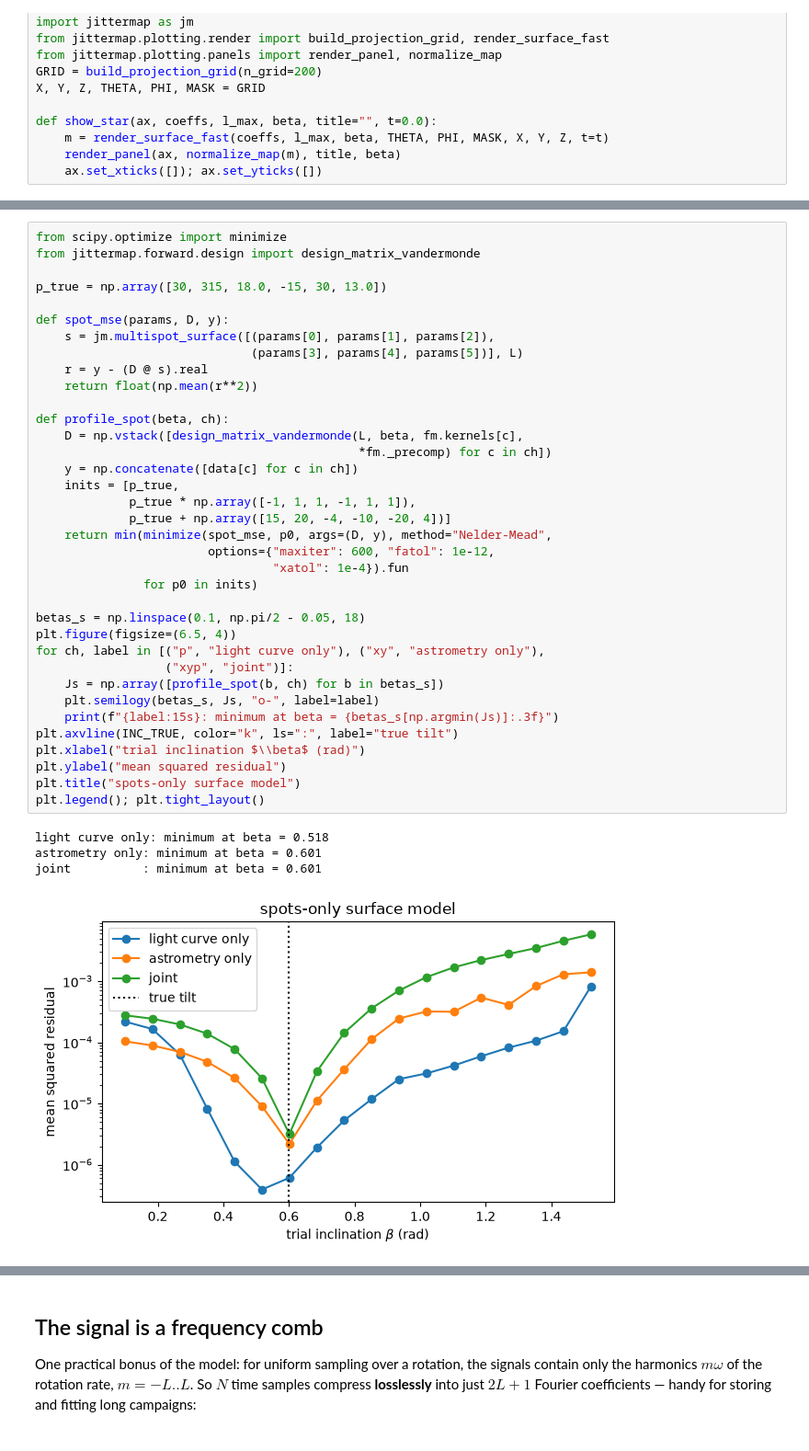
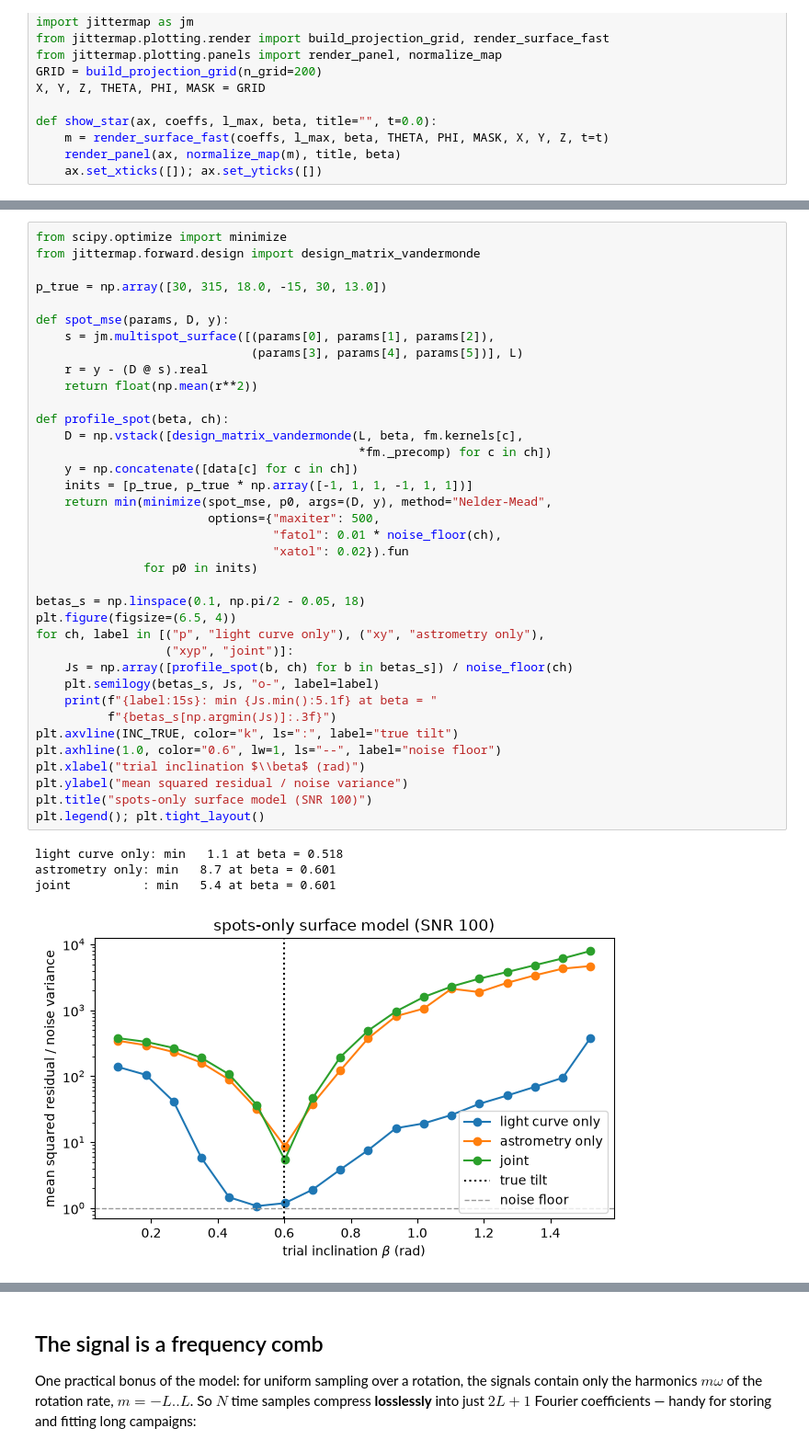
Before and after one commit to xiaziyna/jittermap, a Jupyter notebook: notebooks/05_inclination_and_fourier.ipynb, the cells around one changed output, grey strips where cells are left out. Shown at 92% size. Saved outputs shown, nothing was run; the diff lists cells and outputs as text.

Commit message:
Inclination tutorial: judge identifiability against noise, not numerics

```diff
--- a/notebooks/05_inclination_and_fourier.ipynb
+++ b/notebooks/05_inclination_and_fourier.ipynb
@@ -153,42 +166,43 @@ cell takes about half a minute):
 # %%
 from scipy.optimize import minimize
 from jittermap.forward.design import design_matrix_vandermonde
 
 p_true = np.array([30, 315, 18.0, -15, 30, 13.0])
 
 def spot_mse(params, D, y):
     s = jm.multispot_surface([(params[0], params[1], params[2]),
                               (params[3], params[4], params[5])], L)
     r = y - (D @ s).real
     return float(np.mean(r**2))
 
 def profile_spot(beta, ch):
     D = np.vstack([design_matrix_vandermonde(L, beta, fm.kernels[c],
                                              *fm._precomp) for c in ch])
     y = np.concatenate([data[c] for c in ch])
-    inits = [p_true,
-             p_true * np.array([-1, 1, 1, -1, 1, 1]),
-             p_true + np.array([15, 20, -4, -10, -20, 4])]
+    inits = [p_true, p_true * np.array([-1, 1, 1, -1, 1, 1])]
     return min(minimize(spot_mse, p0, args=(D, y), method="Nelder-Mead",
-                        options={"maxiter": 600, "fatol": 1e-12,
-                                 "xatol": 1e-4}).fun
+                        options={"maxiter": 500,
+                                 "fatol": 0.01 * noise_floor(ch),
+                                 "xatol": 0.02}).fun
                for p0 in inits)
 
 betas_s = np.linspace(0.1, np.pi/2 - 0.05, 18)
 plt.figure(figsize=(6.5, 4))
 for ch, label in [("p", "light curve only"), ("xy", "astrometry only"),
                   ("xyp", "joint")]:
-    Js = np.array([profile_spot(b, ch) for b in betas_s])
+    Js = np.array([profile_spot(b, ch) for b in betas_s]) / noise_floor(ch)
     plt.semilogy(betas_s, Js, "o-", label=label)
-    print(f"{label:15s}: minimum at beta = {betas_s[np.argmin(Js)]:.3f}")
+    print(f"{label:15s}: min {Js.min():5.1f} at beta = "
+          f"{betas_s[np.argmin(Js)]:.3f}")
 plt.axvline(INC_TRUE, color="k", ls=":", label="true tilt")
+plt.axhline(1.0, color="0.6", lw=1, ls="--", label="noise floor")
 plt.xlabel("trial inclination $\\beta$ (rad)")
-plt.ylabel("mean squared residual")
-plt.title("spots-only surface model")
+plt.ylabel("mean squared residual / noise variance")
+plt.title("spots-only surface model (SNR 100)")
 plt.legend(); plt.tight_layout()
 # %% [output]
-light curve only: minimum at beta = 0.518
-astrometry only: minimum at beta = 0.601
-joint          : minimum at beta = 0.601
+light curve only: min   1.1 at beta = 0.518
+astrometry only: min   8.7 at beta = 0.601
+joint          : min   5.4 at beta = 0.601
-[figure, old version]
+[figure, new version]
 # %% [markdown]
```
Also changed, not shown: parts of 8 cells of this notebook.
